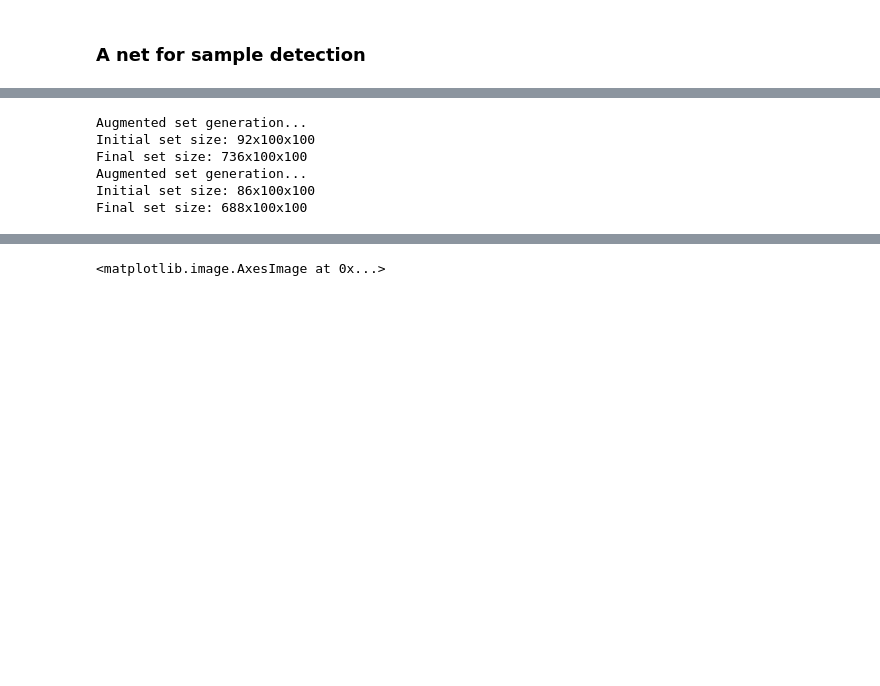
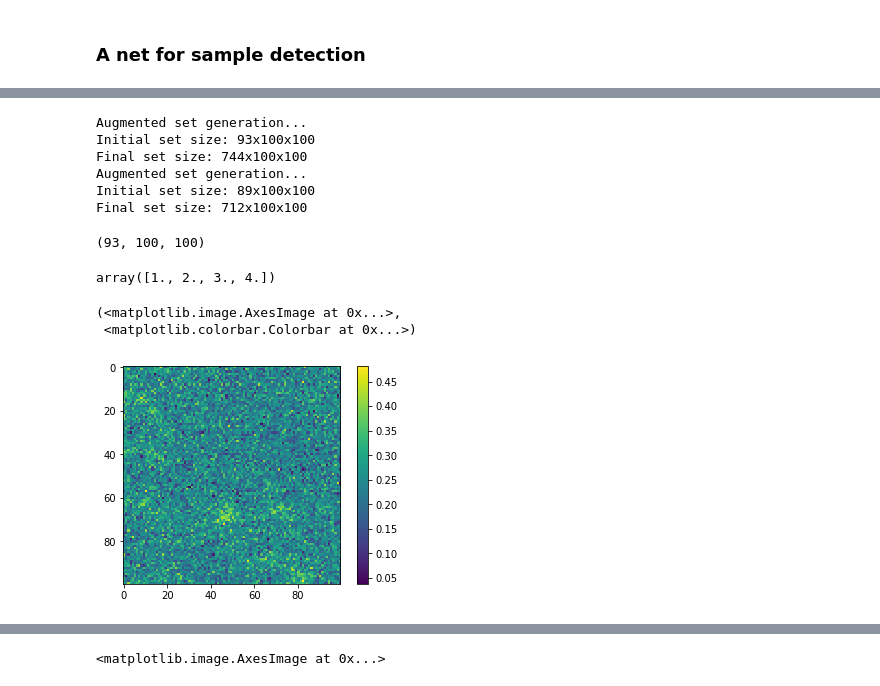
Before and after one commit to adibrov/SampleDetection, a Jupyter notebook: python/Detect.ipynb, the cells around one changed output, grey strips where cells are left out. Saved outputs shown, nothing was run; the diff lists cells and outputs as text; code cells hidden in the pictures; blank space fills up the shorter version.

Commit message:
minor changes to Detect

```diff
--- a/python/Detect.ipynb
+++ b/python/Detect.ipynb
@@ -59,7 +96,8 @@ import tifffile
 yes = []
 no = []
 
-dataDir = "../../../data/sample_detection/sampleDetectionDataset"
+# dataDir = "../resources/SampleDetectionRealTimeDataset/"
+dataDir = "../resources/SampleDetectionDataset/"
 timeRange=10
 
 if (os.path.isdir(dataDir)):
@@ -83,11 +127,18 @@ else:
 import numpy as np
 from augment import generate_augmented_set
 
-pos = np.array(yes[:-1])
-neg = np.array(no[:-3])
+pos = np.array(yes)
+neg = np.array(no)
 
-pos_aug = generate_augmented_set(pos)
-neg_aug = generate_augmented_set(neg)
+posSize = pos.shape[0]
+negSize = neg.shape[0]
+
+dataset = normalizeWithLimits(np.concatenate((pos,neg)).astype("float64"))
+
+pos_aug = generate_augmented_set(dataset[0:posSize])
+neg_aug = generate_augmented_set(dataset[posSize:])
+np.random.shuffle(pos_aug)
+np.random.shuffle(neg_aug)
 
 x = np.concatenate((pos_aug,neg_aug))
 y = np.concatenate((np.ones(pos_aug.shape), np.zeros(neg_aug.shape)))
@@ -96,8 +147,12 @@ X = x[...,np.newaxis]
 Y = y[..., np.newaxis]
 # %% [output]
 Augmented set generation...
-Initial set size: 92x100x100
-Final set size: 736x100x100
+Initial set size: 93x100x100
+Final set size: 744x100x100
 Augmented set generation...
-Initial set size: 86x100x100
-Final set size: 688x100x100
+Initial set size: 89x100x100
+Final set size: 712x100x100
+# %%
+pos.shape
+# %% [output]
+(93, 100, 100)
@@ -104 +162,14 @@ Final set size: 688x100x100
+# %%
+r = np.array([1,2,3,4])
+r.astype("float64")
+# %% [output]
+array([1., 2., 3., 4.])
+# %%
+import matplotlib.pyplot as plt
+%matplotlib inline
+plt.imshow(neg_aug[1]), plt.colorbar()
+# %% [output]
+(<matplotlib.image.AxesImage at 0x...>,
+ <matplotlib.colorbar.Colorbar at 0x...>)
+[figure, added]
 # %%
```
Also changed, not shown: parts of 35 cells of this notebook, 1 other file.
